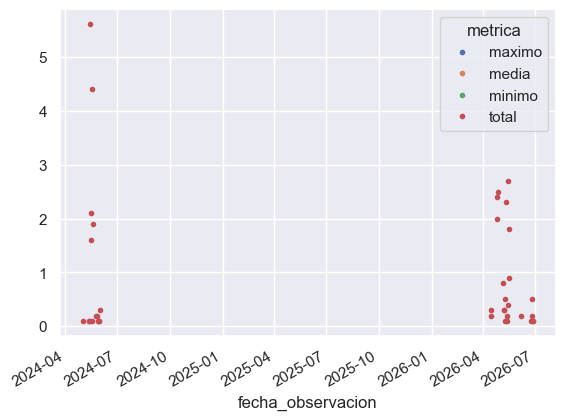
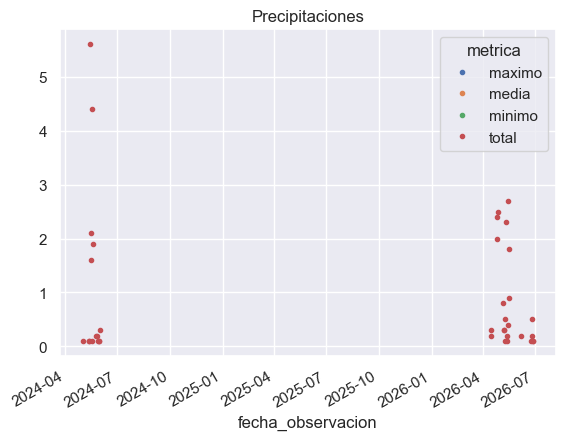
Code edit (unified diff) that turned the first committed figure into the second:
--- before
+++ after
@@ -9,3 +9,3 @@
 
 #Graficamos
-df_rain_plot.plot(style=".")
+df_rain_plot.plot(style=".",title="Precipitaciones")

Commit: títulos de los gráficos